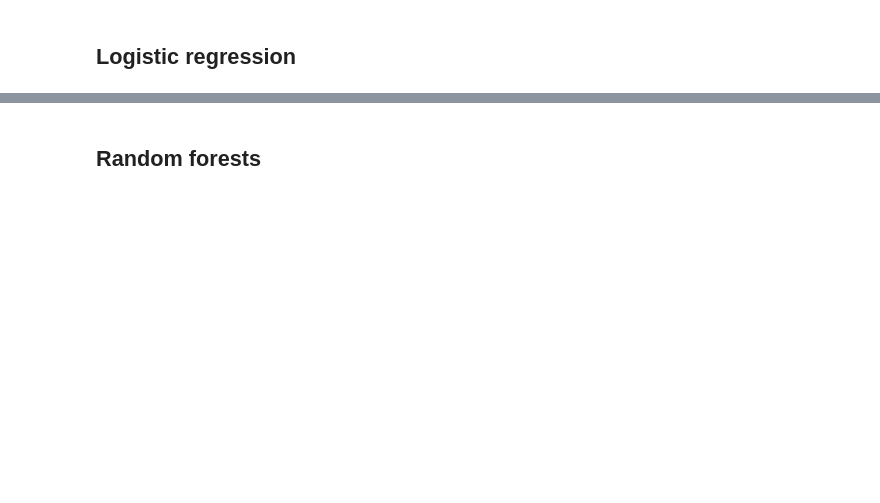
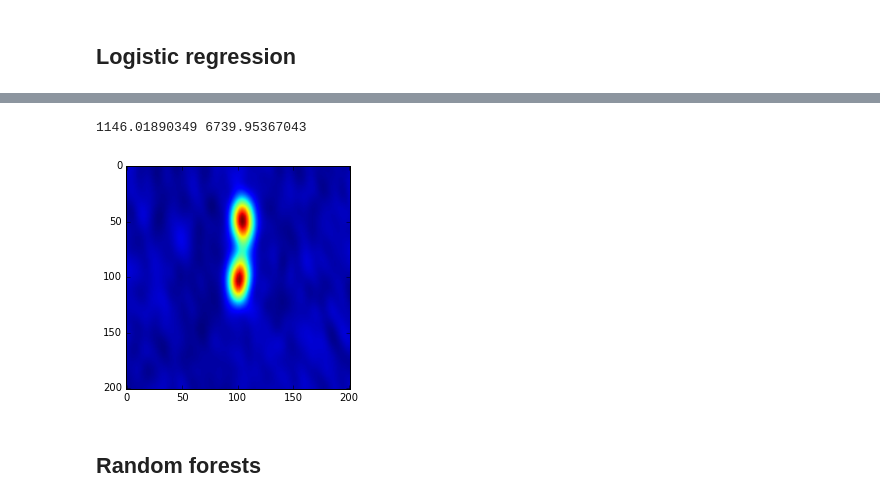
Before and after one commit to chengsoonong/crowdastro, a Jupyter notebook: notebooks/35_classifier_analysis.ipynb, the cells around one changed output, grey strips where cells are left out. Drawn from its saved outputs; the diff is of its cells as text; code cells hidden in the pictures; blank space fills up the shorter version.

```diff
--- a/notebooks/35_classifier_analysis.ipynb
+++ b/notebooks/35_classifier_analysis.ipynb
@@ -52,0 +135,12 @@ Accuracy: 90.27%
+# %%
+with h5py.File(CROWDASTRO_H5_PATH) as crowdastro_h5:
+    plot.imshow(crowdastro_h5['/atlas/cdfs/images_2x2'][max_index])
+    swire = crowdastro_h5['/atlas/cdfs/consensus_objects'][max_index][1]
+    pos = crowdastro_h5['/swire/cdfs/catalogue'][swire][:2]
+    with open(CROWDASTRO_CSV_PATH) as c_csv:
+        r = csv.DictReader(c_csv)
+        header = [a for a in r if int(a['index']) == max_index][0]['header']
+    wcs = astropy.wcs.WCS(header)
+    (x, y), = wcs.wcs_world2pix([pos], 1)
+    print(x,y)
+# %% [output]
@@ -53,3 +155,5 @@ Accuracy: 90.27%
+1146.01890349 6739.95367043
+[figure, added]
 # %% [markdown]
 ## Random forests
 # %%
```
Also changed, not shown: parts of 8 cells of this notebook.
